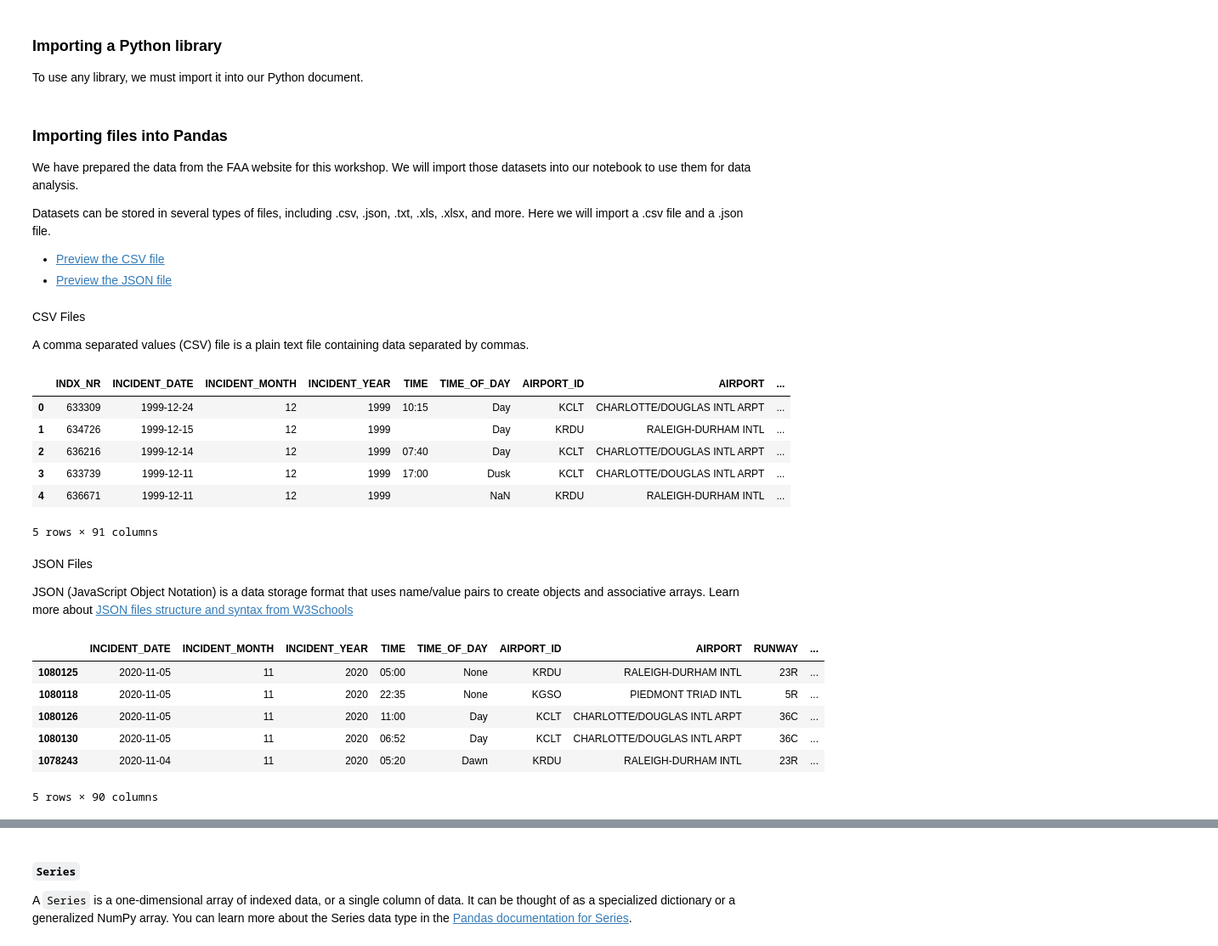
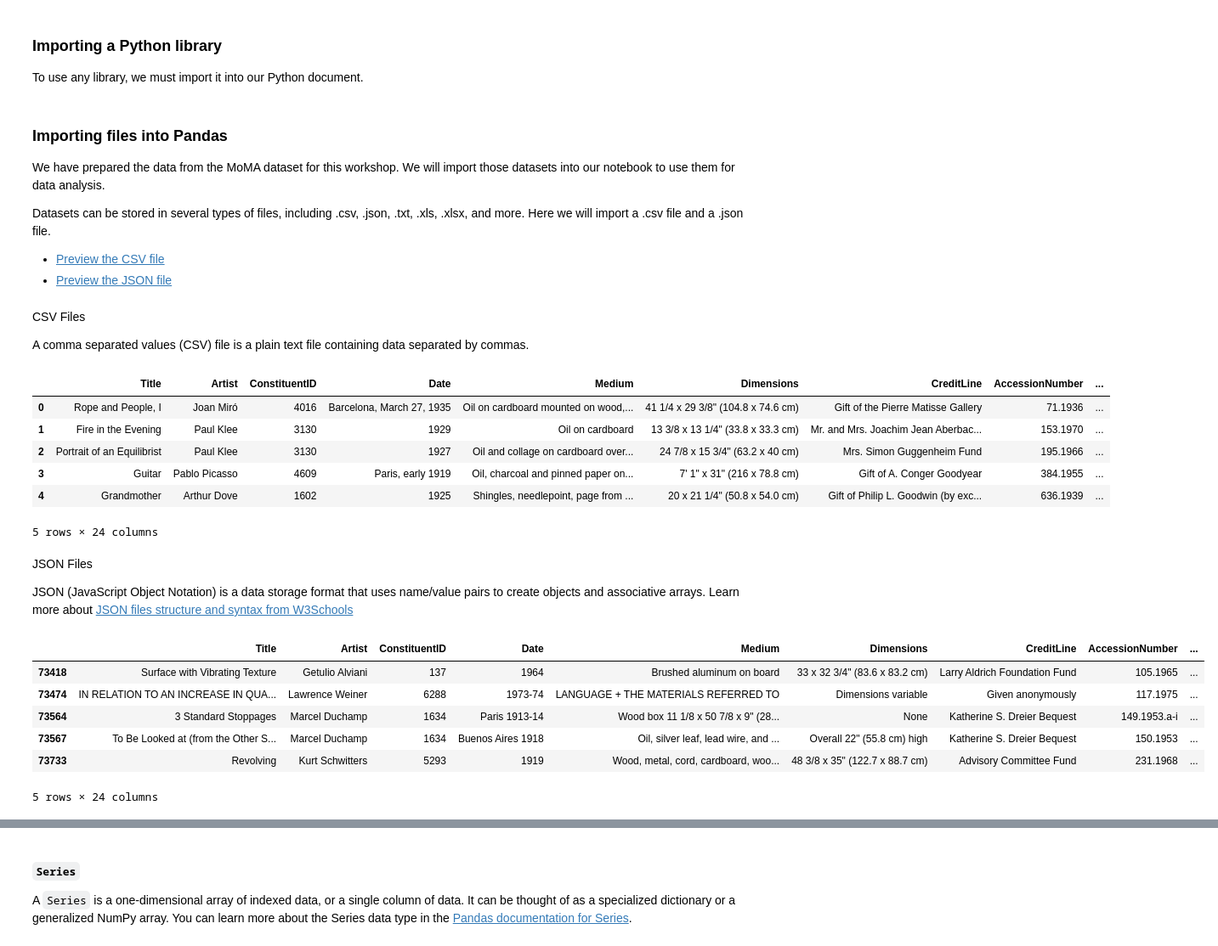
Before and after one commit to ncsu-libraries-data-vis/python-open-labs, a Jupyter notebook: Open_Lab_1_reading_exploring_and_writing_data_with_pandas/filled_Open_Lab_1_reading_exploring_and_writing_data_with_pandas.ipynb, the cells around one changed output, grey strips where cells are left out. Shown: that part at 85% size. Cells and saved outputs as stored; diff of their text form; code cells hidden in the pictures.

```diff
--- a/Open_Lab_1_reading_exploring_and_writing_data_with_pandas/filled_Open_Lab_1_reading_exploring_and_writing_data_with_pandas.ipynb
+++ b/Open_Lab_1_reading_exploring_and_writing_data_with_pandas/filled_Open_Lab_1_reading_exploring_and_writing_data_with_pandas.ipynb
@@ -86,12 +88,12 @@ import pandas as pd
 pd?
 # %% [markdown]
 ### Importing files into Pandas
-We have prepared the data from the FAA website for this workshop. We will import those datasets into our notebook to use them for data analysis.
+We have prepared the data from the MoMA dataset for this workshop. We will import those datasets into our notebook to use them for data analysis.
 
 Datasets can be stored in several types of files, including .csv, .json, .txt, .xls, .xlsx, and more. Here we will import a .csv file and a .json file.
 
-- [Preview the CSV file](https://github.com/NCSU-Libraries/data-viz-workshops/blob/master/Python_Open_Labs/data/FAA_Wildlife_strikes_1990-1999.csv)
-- [Preview the JSON file](https://raw.githubusercontent.com/NCSU-Libraries/data-viz-workshops/master/Python_Open_Labs/data/FAA_Wildlife_strikes_2010-2019.json)
+- [Preview the CSV file](https://raw.githubusercontent.com/ncsu-libraries-data-vis/teaching-datasets/main/moma_data/moma_paintings.csv)
+- [Preview the JSON file](https://raw.githubusercontent.com/ncsu-libraries-data-vis/teaching-datasets/main/moma_data/moma_sculptures.json)
 # %% [markdown]
 CSV Files
 
@@ -100,19 +102,19 @@ A comma separated values (CSV) file is a plain text file containing data separat
 # Import a comma-sperated values (csv) file as a DataFrame
 
 # The file location
-csv_file_url = 'https://raw.githubusercontent.com/NCSU-Libraries/data-viz-workshops/master/Python_Open_Labs/data/FAA_Wildlife_strikes_1990-1999.csv'
+new_csv_file_url = 'https://raw.githubusercontent.com/ncsu-libraries-data-vis/teaching-datasets/main/moma_data/moma_paintings.csv'
 
 # Read in the file and print out the DataFrame
-wl_strikes_csv = pd.read_csv(csv_file_url)
-wl_strikes_csv.head()
+paintings_csv = pd.read_csv(new_csv_file_url)
+paintings_csv.head()
 # %% [output]
-|  | INDX_NR | INCIDENT_DATE | INCIDENT_MONTH | INCIDENT_YEAR | TIME | TIME_OF_DAY | AIRPORT_ID | AIRPORT | ... |
-| 0 | 633309 | 1999-12-24 | 12 | 1999 | 10:15 | Day | KCLT | CHARLOTTE/DOUGLAS INTL ARPT | ... |
-| 1 | 634726 | 1999-12-15 | 12 | 1999 |  | Day | KRDU | RALEIGH-DURHAM INTL | ... |
-| 2 | 636216 | 1999-12-14 | 12 | 1999 | 07:40 | Day | KCLT | CHARLOTTE/DOUGLAS INTL ARPT | ... |
-| 3 | 633739 | 1999-12-11 | 12 | 1999 | 17:00 | Dusk | KCLT | CHARLOTTE/DOUGLAS INTL ARPT | ... |
-| 4 | 636671 | 1999-12-11 | 12 | 1999 |  | NaN | KRDU | RALEIGH-DURHAM INTL | ... |
+|  | Title | Artist | ConstituentID | Date | Medium | Dimensions | CreditLine | AccessionNumber | ... |
+| 0 | Rope and People, I | Joan Miró | 4016 | Barcelona, March 27, 1935 | Oil on cardboard mounted on wood,... | 41 1/4 x 29 3/8" (104.8 x 74.6 cm) | Gift of the Pierre Matisse Gallery | 71.1936 | ... |
+| 1 | Fire in the Evening | Paul Klee | 3130 | 1929 | Oil on cardboard | 13 3/8 x 13 1/4" (33.8 x 33.3 cm) | Mr. and Mrs. Joachim Jean Aberbac... | 153.1970 | ... |
+| 2 | Portrait of an Equilibrist | Paul Klee | 3130 | 1927 | Oil and collage on cardboard over... | 24 7/8 x 15 3/4" (63.2 x 40 cm) | Mrs. Simon Guggenheim Fund | 195.1966 | ... |
+| 3 | Guitar | Pablo Picasso | 4609 | Paris, early 1919 | Oil, charcoal and pinned paper on... | 7' 1" x 31" (216 x 78.8 cm) | Gift of A. Conger Goodyear | 384.1955 | ... |
+| 4 | Grandmother | Arthur Dove | 1602 | 1925 | Shingles, needlepoint, page from ... | 20 x 21 1/4" (50.8 x 54.0 cm) | Gift of Philip L. Goodwin (by exc... | 636.1939 | ... |
-5 rows × 91 columns
+5 rows × 24 columns
 # %% [markdown]
 JSON Files
 
@@ -120,20 +122,20 @@ JSON (JavaScript Object Notation) is a data storage format that uses name/value
 # %%
 # Importing a JavaScript object notation (JSON) file
 
 # The file location
-json_file_url = 'https://raw.githubusercontent.com/NCSU-Libraries/data-viz-workshops/master/Python_Open_Labs/data/FAA_Wildlife_strikes_2010-2019.json'
+json_file_url = 'https://raw.githubusercontent.com/ncsu-libraries-data-vis/teaching-datasets/main/moma_data/moma_sculptures.json'
 
 # Read in the file and print out the DataFrame
-wl_strikes_json = pd.read_json(json_file_url)
-wl_strikes_json.head()
+sculptures_json = pd.read_json(json_file_url)
+sculptures_json.head()
 # %% [output]
-|  | INCIDENT_DATE | INCIDENT_MONTH | INCIDENT_YEAR | TIME | TIME_OF_DAY | AIRPORT_ID | AIRPORT | RUNWAY | ... |
-| 1080125 | 2020-11-05 | 11 | 2020 | 05:00 | None | KRDU | RALEIGH-DURHAM INTL | 23R | ... |
-| 1080118 | 2020-11-05 | 11 | 2020 | 22:35 | None | KGSO | PIEDMONT TRIAD INTL | 5R | ... |
-| 1080126 | 2020-11-05 | 11 | 2020 | 11:00 | Day | KCLT | CHARLOTTE/DOUGLAS INTL ARPT | 36C | ... |
-| 1080130 | 2020-11-05 | 11 | 2020 | 06:52 | Day | KCLT | CHARLOTTE/DOUGLAS INTL ARPT | 36C | ... |
-| 1078243 | 2020-11-04 | 11 | 2020 | 05:20 | Dawn | KRDU | RALEIGH-DURHAM INTL | 23R | ... |
+|  | Title | Artist | ConstituentID | Date | Medium | Dimensions | CreditLine | AccessionNumber | ... |
+| 73418 | Surface with Vibrating Texture | Getulio Alviani | 137 | 1964 | Brushed aluminum on board | 33 x 32 3/4" (83.6 x 83.2 cm) | Larry Aldrich Foundation Fund | 105.1965 | ... |
+| 73474 | IN RELATION TO AN INCREASE IN QUA... | Lawrence Weiner | 6288 | 1973-74 | LANGUAGE + THE MATERIALS REFERRED TO | Dimensions variable | Given anonymously | 117.1975 | ... |
+| 73564 | 3 Standard Stoppages | Marcel Duchamp | 1634 | Paris 1913-14 | Wood box 11 1/8 x 50 7/8 x 9" (28... | None | Katherine S. Dreier Bequest | 149.1953.a-i | ... |
+| 73567 | To Be Looked at (from the Other S... | Marcel Duchamp | 1634 | Buenos Aires 1918 | Oil, silver leaf, lead wire, and ... | Overall 22" (55.8 cm) high | Katherine S. Dreier Bequest | 150.1953 | ... |
+| 73733 | Revolving | Kurt Schwitters | 5293 | 1919 | Wood, metal, cord, cardboard, woo... | 48 3/8 x 35" (122.7 x 88.7 cm) | Advisory Committee Fund | 231.1968 | ... |
-5 rows × 90 columns
+5 rows × 24 columns
 # %% [markdown]
 ### Pandas data structures
 
```
Also changed, not shown: parts of 37 cells of this notebook.
